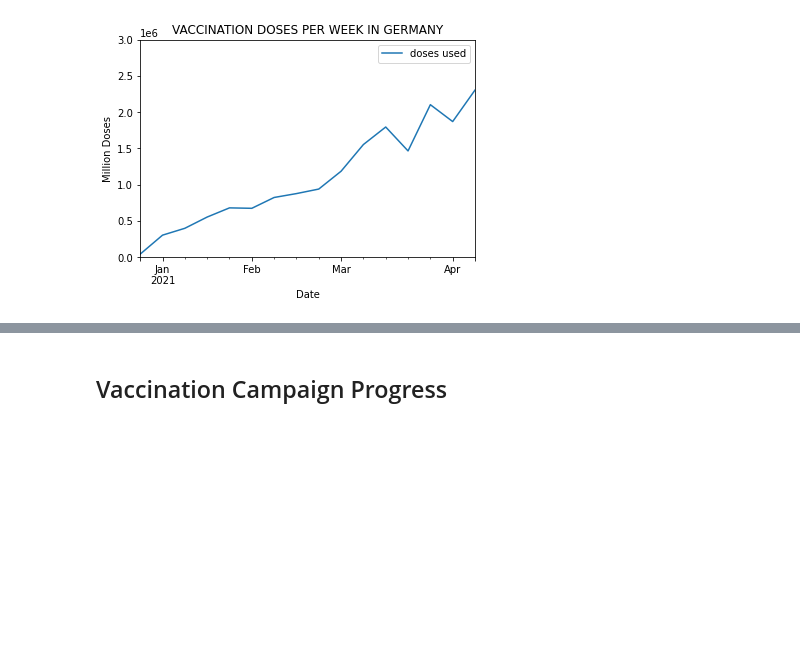
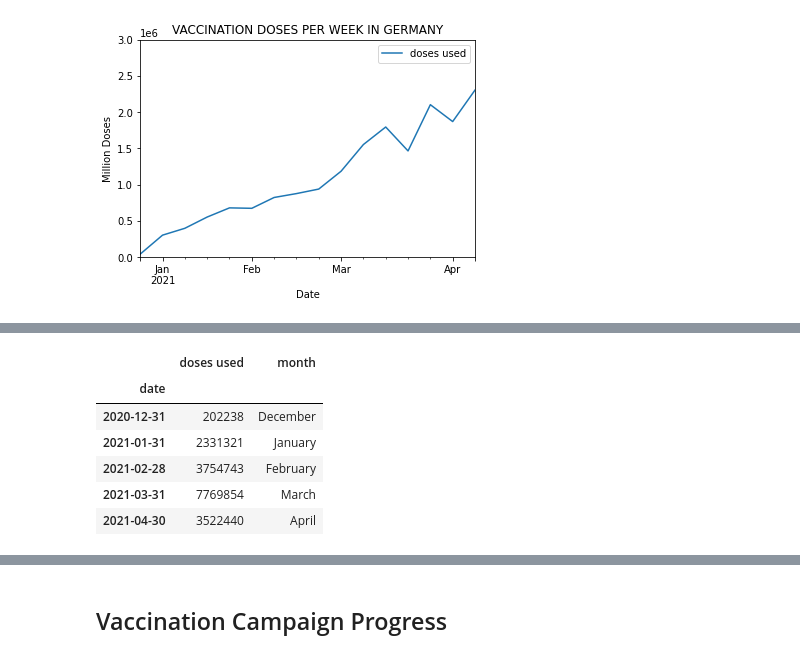
Before and after one commit to RuedigerVoigt/track-covid-19, a Jupyter notebook: vaccination.ipynb, the cells around one changed output, grey strips where cells are left out. Drawn from its saved outputs; the diff is of its cells as text; code cells hidden in the pictures; blank space fills up the shorter version.

```diff
--- a/vaccination.ipynb
+++ b/vaccination.ipynb
@@ -117,0 +133,14 @@ doses_weekly.plot(
+# %%
+max_doses_monthly = max(doses_monthly['doses used'])
+max_doses_monthly
+doses_monthly['month'] = doses_monthly.index.strftime('%B')
+
+doses_monthly.tail(6)
+# %% [output]
+|  | doses used | month |
+| date |  |  |
+| 2020-12-31 | 202238 | December |
+| 2021-01-31 | 2331321 | January |
+| 2021-02-28 | 3754743 | February |
+| 2021-03-31 | 7769854 | March |
+| 2021-04-30 | 3522440 | April |
```
Also changed, not shown: parts of 5 cells of this notebook.
